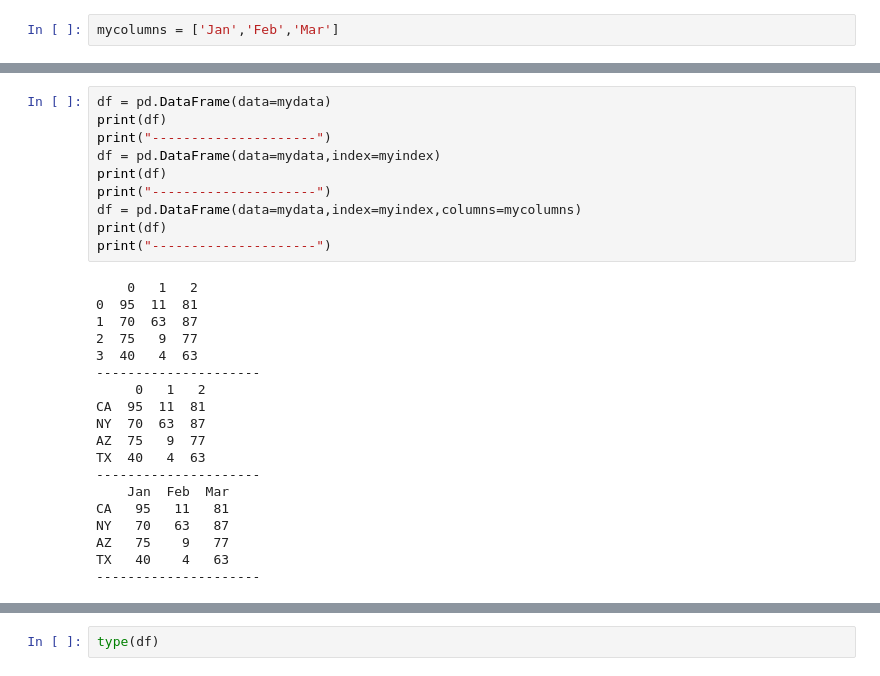
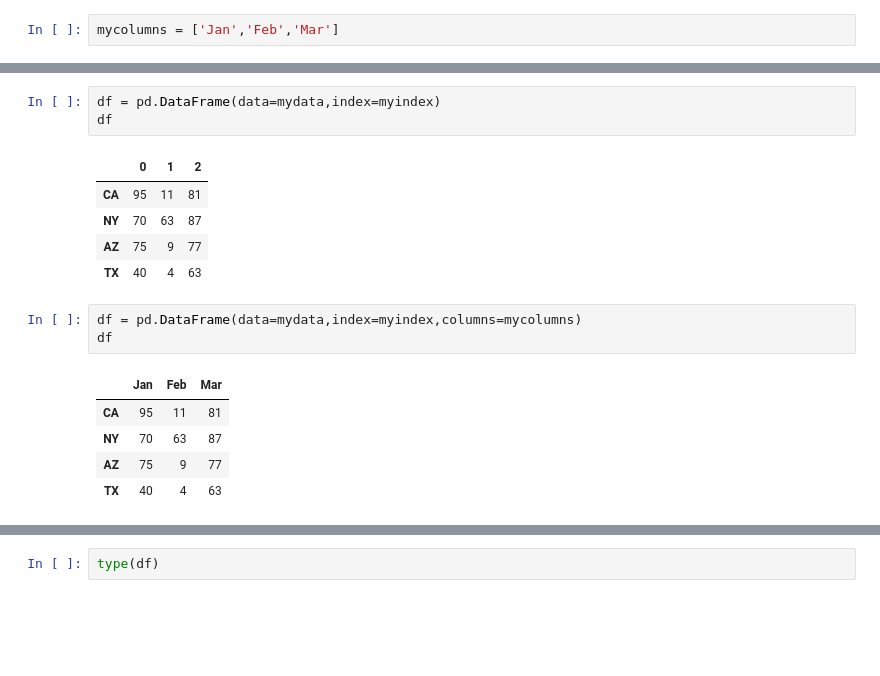
Before and after one commit to suyalmukesh/GenAI, a Jupyter notebook: Experiment/myenv/source/pandas/dataframes_basics.ipynb, the cells around one changed output, grey strips where cells are left out. Saved outputs shown, nothing was run; the diff lists cells and outputs as text; blank space fills up the shorter version.

```diff
--- a/Experiment/myenv/source/pandas/dataframes_basics.ipynb
+++ b/Experiment/myenv/source/pandas/dataframes_basics.ipynb
@@ -23,32 +32,21 @@ mycolumns = ['Jan','Feb','Mar']
+# %%
+df = pd.DataFrame(data=mydata,index=myindex)
+df
+# %% [output]
+|  | 0 | 1 | 2 |
+| CA | 95 | 11 | 81 |
+| NY | 70 | 63 | 87 |
+| AZ | 75 | 9 | 77 |
+| TX | 40 | 4 | 63 |
 # %%
-df = pd.DataFrame(data=mydata)
-print(df)
-print("---------------------")
-df = pd.DataFrame(data=mydata,index=myindex)
-print(df)
-print("---------------------")
 df = pd.DataFrame(data=mydata,index=myindex,columns=mycolumns)
-print(df)
-print("---------------------")
+df
 # %% [output]
-    0   1   2
-0  95  11  81
-1  70  63  87
-2  75   9  77
-3  40   4  63
----------------------
-     0   1   2
-CA  95  11  81
-NY  70  63  87
-AZ  75   9  77
-TX  40   4  63
----------------------
-    Jan  Feb  Mar
-CA   95   11   81
-NY   70   63   87
-AZ   75    9   77
-TX   40    4   63
----------------------
+|  | Jan | Feb | Mar |
+| CA | 95 | 11 | 81 |
+| NY | 70 | 63 | 87 |
+| AZ | 75 | 9 | 77 |
+| TX | 40 | 4 | 63 |
 # %%
 df
 # %% [output]
```
Also changed, not shown: parts of 9 cells of this notebook, 5 other files.
